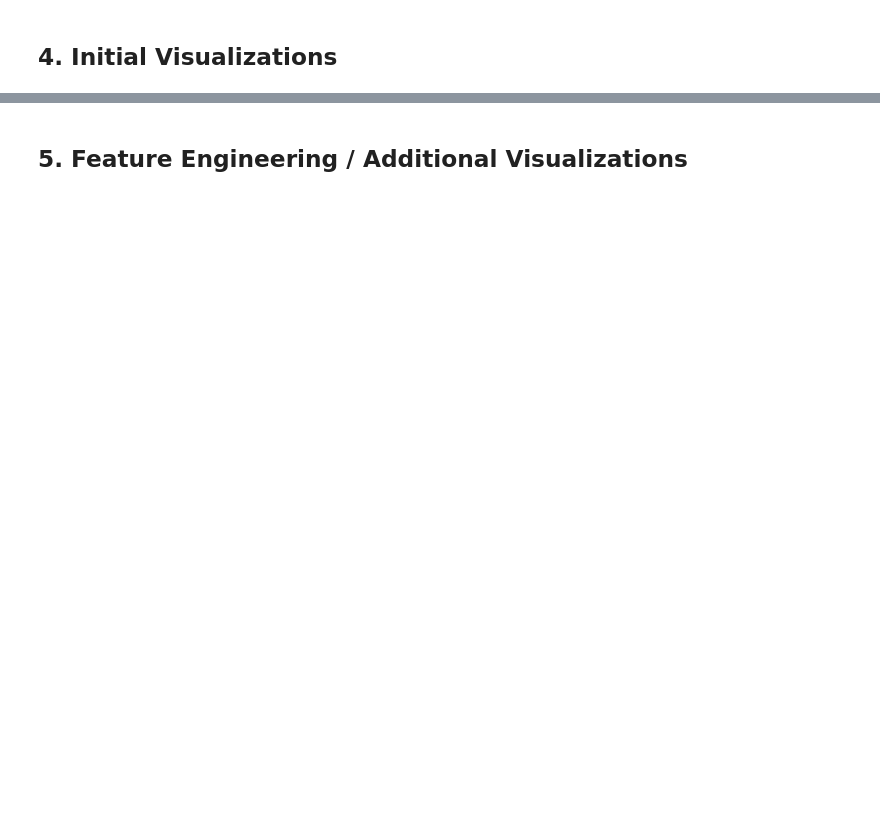
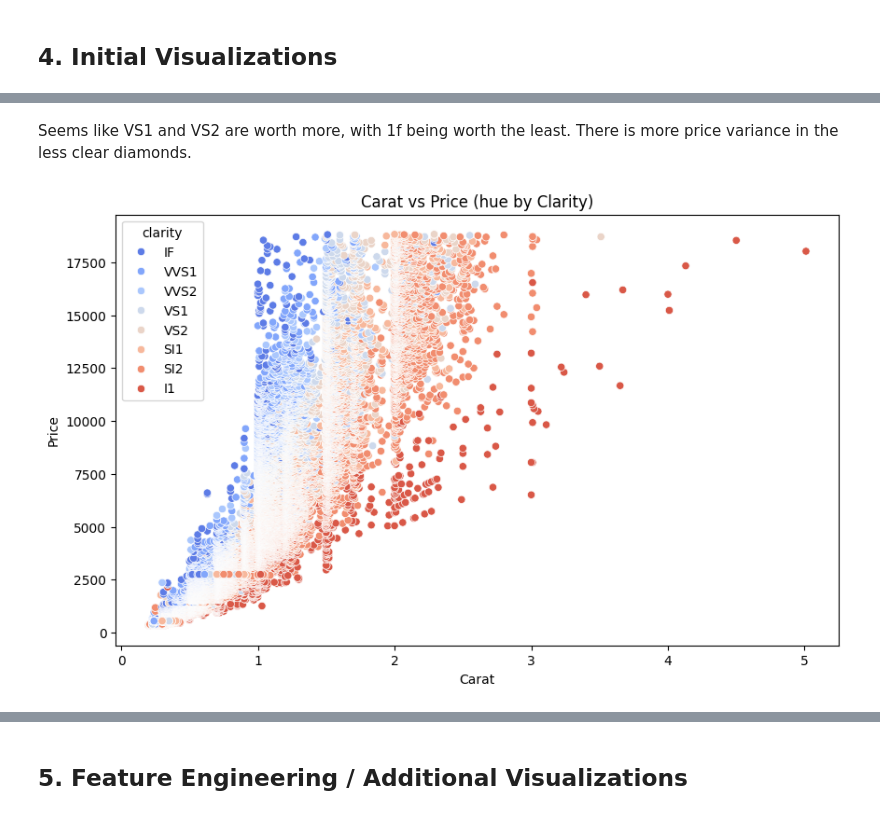
Before and after one commit to GarrettBeaver/datafun-06-eda, a Jupyter notebook: garrett_eda.ipynb, the cells around one changed output, grey strips where cells are left out. Drawn from its saved outputs; the diff is of its cells as text; code cells hidden in the pictures; blank space fills up the shorter version.

```diff
--- a/garrett_eda.ipynb
+++ b/garrett_eda.ipynb
@@ -206,0 +203,12 @@ NameError: name 'correlation_matrix' is not defined
+# %% [markdown]
+Seems like VS1 and VS2 are worth more, with 1f being worth the least.  There is more price variance in the less clear diamonds.
+# %%
+#carats vs price
+plt.figure(figsize=(10, 6))
+sns.scatterplot(x='carat', y='price', hue='clarity', data=df, palette='coolwarm')
+plt.title('Carat vs Price (hue by Clarity)')
+plt.xlabel('Carat')
+plt.ylabel('Price')
+plt.show()
+# %% [output]
+[figure, added]
```
Also changed, not shown: parts of 49 cells of this notebook, 2 other files.
